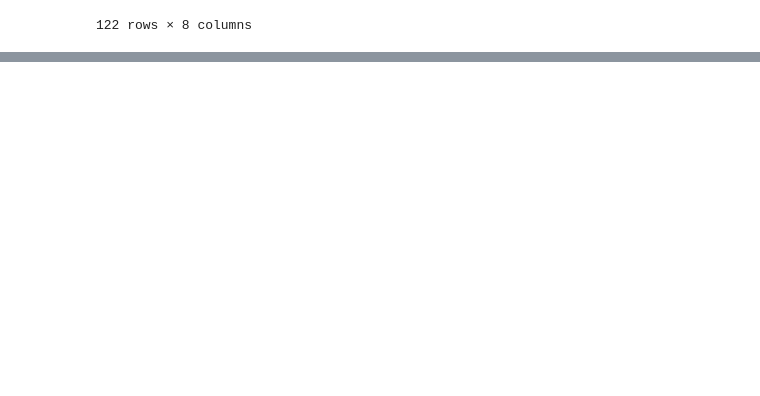
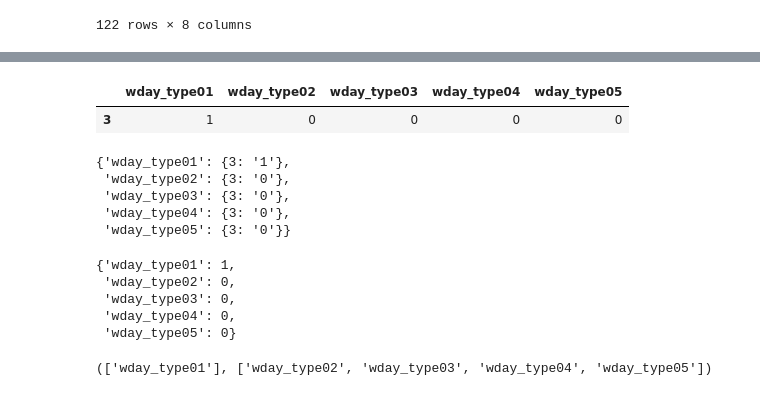
Before and after one commit to varsey/dashboard-formation, a Jupyter notebook: 0_eda.ipynb, the cells around one changed output, grey strips where cells are left out. Drawn from its saved outputs; the diff is of its cells as text; code cells hidden in the pictures; blank space fills up the shorter version.

```diff
--- a/0_eda.ipynb
+++ b/0_eda.ipynb
@@ -535,0 +603,14 @@ rp.transfrom(tab_num_index=4)
+# %%
+init_df_from_file[['wday_type01', 'wday_type02', 'wday_type03', 'wday_type04', 'wday_type05']][2:3]
+# %% [output]
+|  | wday_type01 | wday_type02 | wday_type03 | wday_type04 | wday_type05 |
+| 3 | 1 | 0 | 0 | 0 | 0 |
+# %%
+week_regime = init_df_from_file[['wday_type01', 'wday_type02', 'wday_type03', 'wday_type04', 'wday_type05']][2:3].to_dict()
+week_regime
+# %% [output]
+{'wday_type01': {3: '1'},
+ 'wday_type02': {3: '0'},
+ 'wday_type03': {3: '0'},
+ 'wday_type04': {3: '0'},
+ 'wday_type05': {3: '0'}}
@@ -535,0 +621,8 @@ rp.transfrom(tab_num_index=4)
+# %%
+week_regime
+# %% [output]
+{'wday_type01': 1,
+ 'wday_type02': 0,
+ 'wday_type03': 0,
+ 'wday_type04': 0,
+ 'wday_type05': 0}
@@ -535,0 +636,4 @@ rp.transfrom(tab_num_index=4)
+# %%
+zero_days, ones_days
+# %% [output]
+(['wday_type01'], ['wday_type02', 'wday_type03', 'wday_type04', 'wday_type05'])
```
Also changed, not shown: parts of 11 cells of this notebook, 1 other file.
